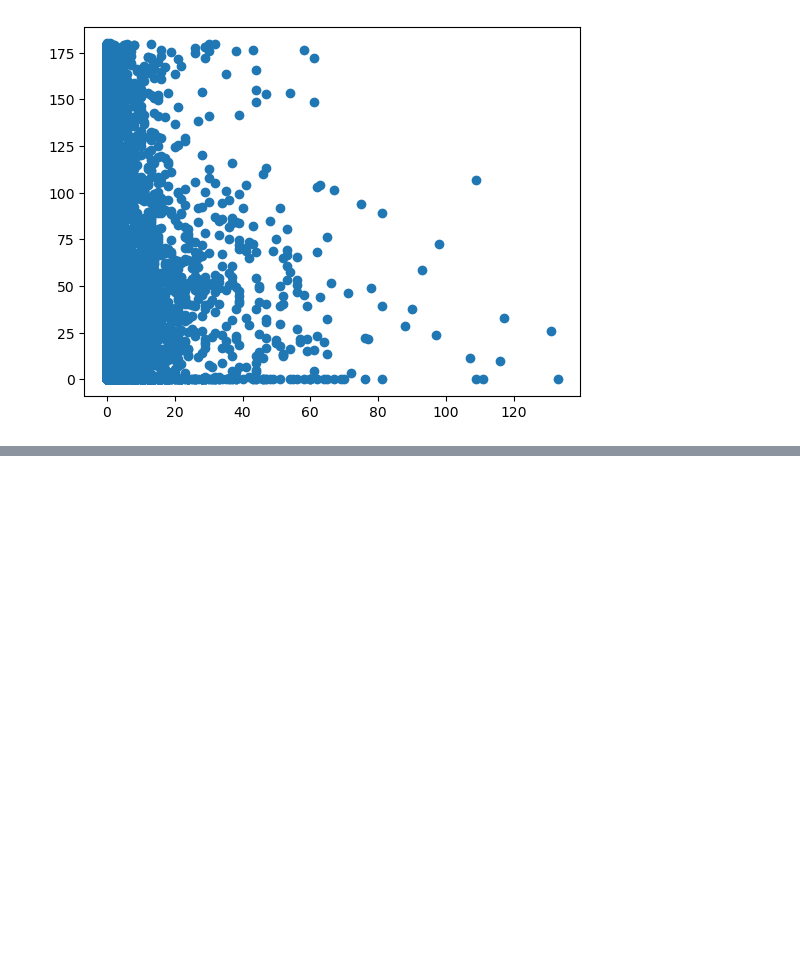
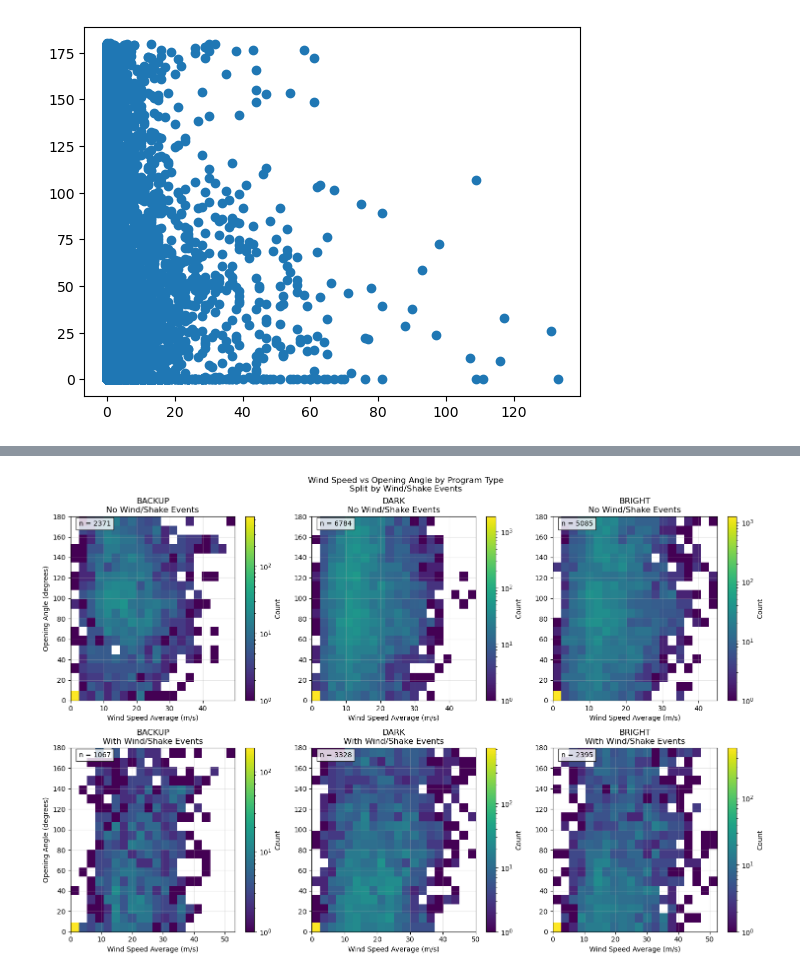
Before and after one commit to forero/wind_effects, a Jupyter notebook: extend_expoure_data.ipynb, the cells around one changed output, grey strips where cells are left out. Cells and saved outputs as stored; diff of their text form; code cells hidden in the pictures; blank space fills up the shorter version.

```diff
--- a/extend_expoure_data.ipynb
+++ b/extend_expoure_data.ipynb
@@ -250,0 +331,73 @@ fig, axes = plot_wind_speed_vs_angle(new_exposure_table)
+# %%
+def plot_wind_speed_vs_angle_2dhist(df):
+    """
+    Create a six-panel 2D histogram of wind speed vs opening angle,
+    separated by program type and presence/absence of wind/shake events.
+
+    Parameters:
+    -----------
+    df : pandas.DataFrame
+        DataFrame containing columns:
+        PROGRAM, WIND_SPEED_AVG, WIND_OPENING_ANGLE, WIND_GUST_SUM, WIND_SHAKE_SUM
+    """
+    # Set up the figure and subplots
+    fig, axes = plt.subplots(2, 3, figsize=(15, 10))
+    fig.suptitle('Wind Speed vs Opening Angle by Program Type\nSplit by Wind/Shake Events')
+
+    # Define colors and programs
+    programs = ['BACKUP', 'DARK', 'BRIGHT']
+
+    # Create histogram for each program and condition
+    for col, program in enumerate(programs):
+        for row, has_events in enumerate([False, True]):
+            ax = axes[row, col]
+
+            # Create mask for program and wind/shake condition
+            program_mask = df['PROGRAM'] == program
+            if has_events:
+                event_mask = (df['WIND_GUST_SUM'] + df['WIND_SHAKE_SUM']) > 0
+                title_prefix = 'With'
+            else:
+                event_mask = (df['WIND_GUST_SUM'] + df['WIND_SHAKE_SUM']) == 0
+                title_prefix = 'No'
+
+            combined_mask = program_mask & event_mask
+            program_data = df[combined_mask]
+
+            # Create 2D histogram
+            hist = ax.hist2d(program_data['WIND_SPEED_AVG'],
+                           program_data['WIND_OPENING_ANGLE'],
+                           bins=(20, 20),  # You can adjust the number of bins
+                           cmap='viridis',
+                           norm=plt.matplotlib.colors.LogNorm())  # Use log scale for better visualization
+
+            # Add colorbar
+            plt.colorbar(hist[3], ax=ax, label='Count')
+
+            # Add labels
+            ax.set_xlabel('Wind Speed Average (m/s)')
+            if col == 0:
+                ax.set_ylabel('Opening Angle (degrees)')
+            ax.set_title(f'{program}\n{title_prefix} Wind/Shake Events')
+
+            # Set y-axis limits
+            ax.set_ylim(0, 180)
+
+            # Add grid
+            ax.grid(True, alpha=0.3)
+
+            # Add count of points
+            count = len(program_data)
+            ax.text(0.05, 0.95, f'n = {count}',
+                    transform=ax.transAxes,
+                    bbox=dict(facecolor='white', alpha=0.8))
+
+    # Adjust layout to prevent overlap
+    plt.tight_layout()
+
+    return fig, axes
+
+# Create the plot
+fig, axes = plot_wind_speed_vs_angle_2dhist(new_exposure_table)
+# %% [output]
+[figure, added]
```
Also changed, not shown: parts of 4 cells of this notebook.
